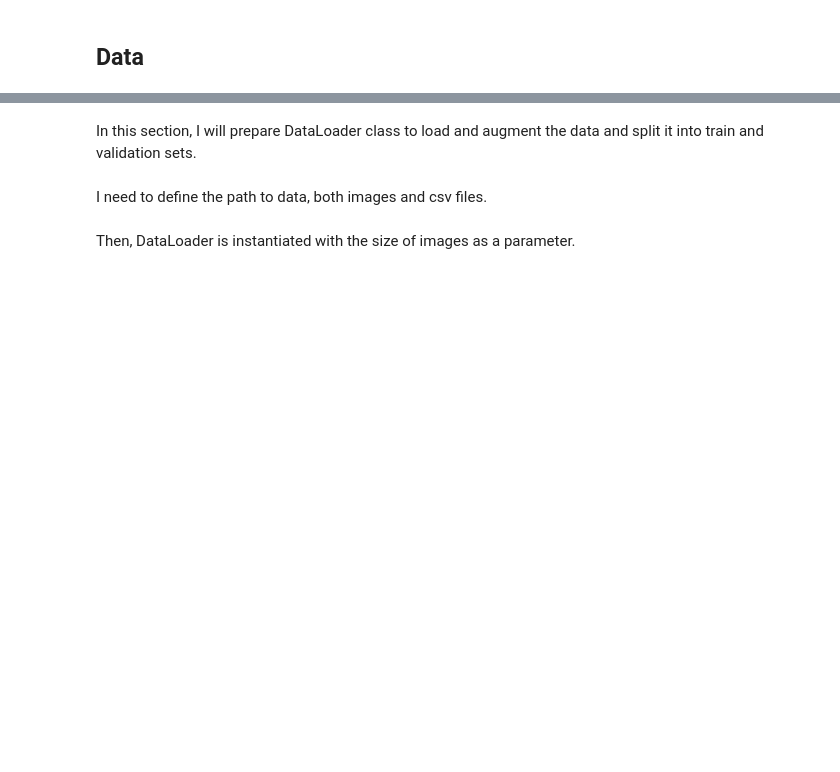
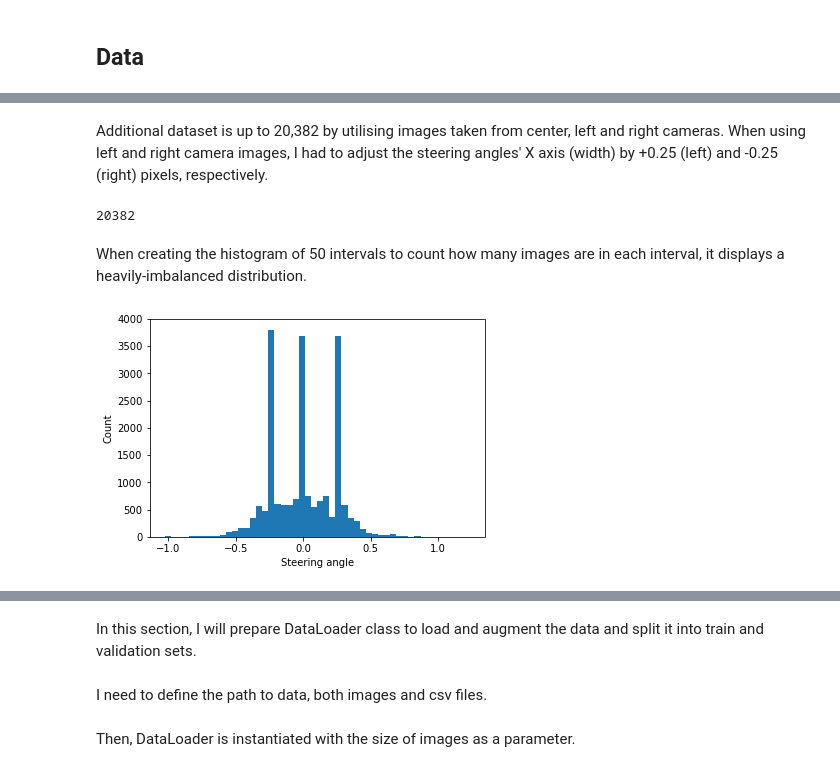
Before and after one commit to YJAJ/Udacity_Self_Driving_Car_Engineer_Projects, a Jupyter notebook: Driving_behavioral_cloning/Behavioural_Cloning_Project.ipynb, the cells around one changed output, grey strips where cells are left out. Cells and saved outputs as stored; diff of their text form; code cells hidden in the pictures; blank space fills up the shorter version.

```diff
--- a/Driving_behavioral_cloning/Behavioural_Cloning_Project.ipynb
+++ b/Driving_behavioral_cloning/Behavioural_Cloning_Project.ipynb
@@ -37,0 +79,2 @@ np.random.seed(42)
+# %%
+original_path = "add_data/origin_dir/extended_log.csv"
@@ -37,0 +83,3 @@ np.random.seed(42)
+# %%
+origin_df = pd.read_csv(original_path)
+origin_df.head()
@@ -37,0 +93,15 @@ np.random.seed(42)
+# %% [markdown]
+Additional dataset is up to 20,382 by utilising images taken from center, left and right cameras. When using left and right camera images, I had to adjust the steering angles' X axis (width) by +0.25 (left) and -0.25 (right) pixels, respectively.
+# %%
+len(origin_df)
+# %% [output]
+20382
+# %% [markdown]
+When creating the histogram of 50 intervals to count how many images are in each interval, it displays a heavily-imbalanced distribution.
+# %%
+histogram = plt.hist(origin_df['steering_angle'], bins=50)
+plt.xlabel("Steering angle")
+plt.ylabel("Count")
+plt.show(histogram)
+# %% [output]
+[figure, added]
```
Also changed, not shown: parts of 63 cells of this notebook, 18 other files.
